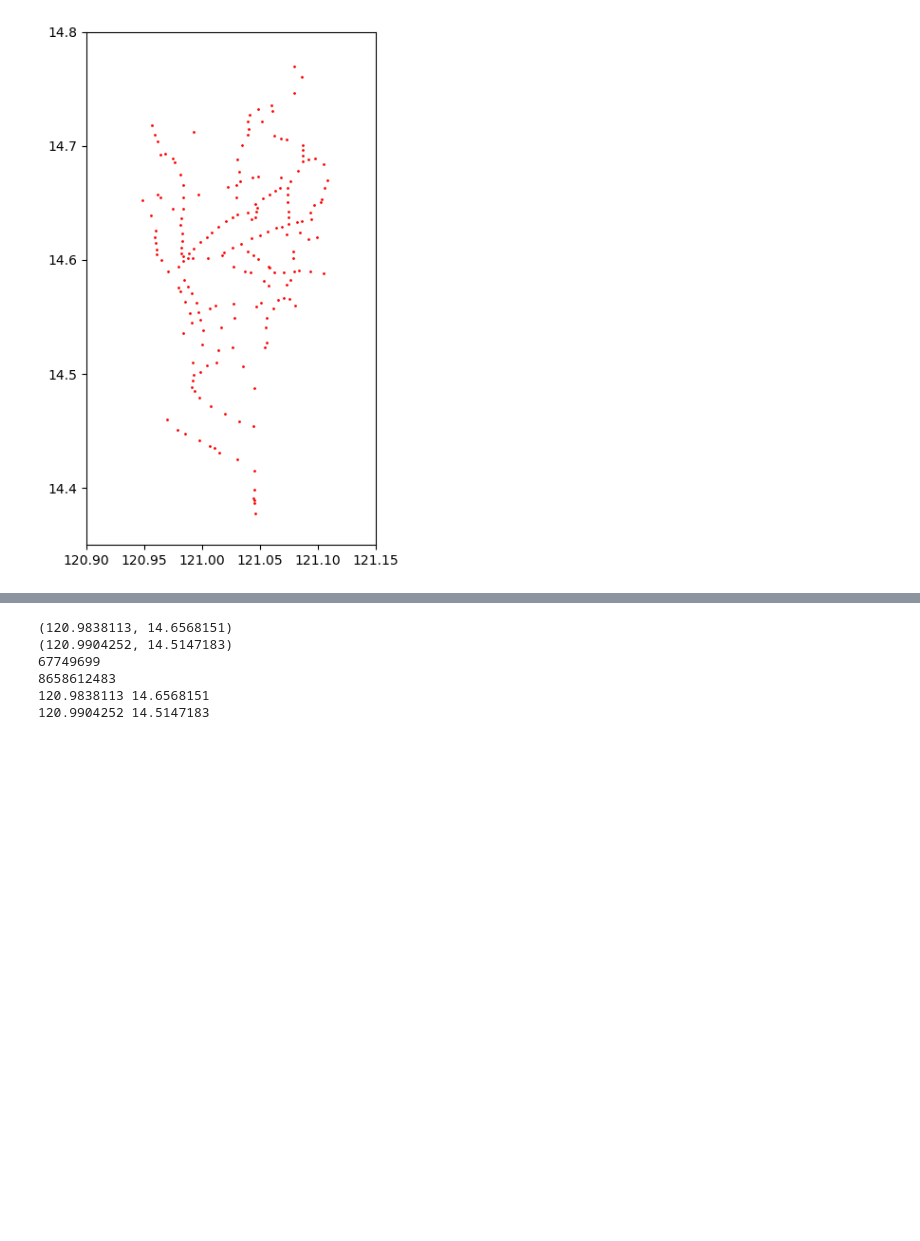
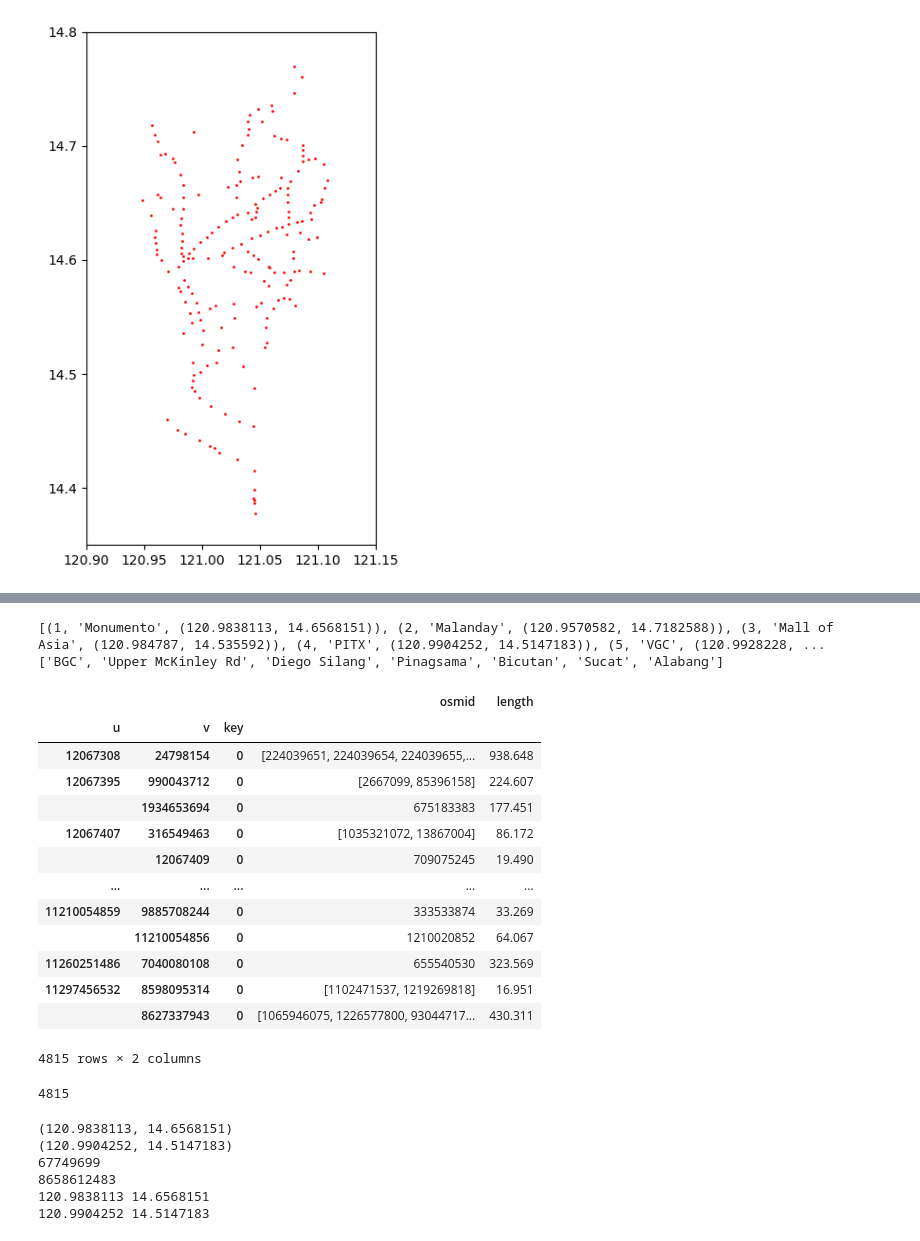
Before and after one commit to msescordial/rnga, a Jupyter notebook: Testing2.ipynb, the cells around one changed output, grey strips where cells are left out. Cells and saved outputs as stored; diff of their text form; code cells hidden in the pictures; blank space fills up the shorter version.

```diff
--- a/Testing2.ipynb
+++ b/Testing2.ipynb
@@ -146,0 +152,42 @@ print(new_coordinates_list[0])
+# %%
+# define the edge (or connectivity) between nodes
+# by using a connectivity matrix (1 if connected, 0 otherwise)
+
+# assign a number for each node
+node_numbers = list(zip(range(1,199),nodes_list,new_coordinates_list))
+print(node_numbers[0:5])
+
+def node_connectivity():
+    # define original routes
+    import openpyxl
+    wb = openpyxl.load_workbook('from_qgis.xlsx')
+    ws = wb['Final Nodes']
+
+    R1 = [ws.cell(row=i,column=3).value for i in range(2,11+1)]
+    R2 = ['Monumento'] + [ws.cell(row=i,column=3).value for i in range(12,31+1)]
+    R3 = ['Monumento'] + [ws.cell(row=i,column=3).value for i in range(32,33+1)]
+    R4 = [ws.cell(row=i,column=3).value for i in range(34,46+1)]
+    R5 = [ws.cell(row=i,column=3).value for i in range(47,70+1)]
+    R6 = ['Quezon Ave'] + [ws.cell(row=i,column=3).value for i in range(71,88+1)]
+    R7 = R5[0:12+1] + [ws.cell(row=i,column=3).value for i in range(89,91+1)]
+    R8 = [ws.cell(row=i,column=3).value for i in range(92,105+1)]
+    R9 = R8[0:5] + [ws.cell(row=i,column=3).value for i in range(106,108+1)]
+    R10 = ['Cubao'] + [ws.cell(row=i,column=3).value for i in range(109,118+1)]
+    R11 = ['Gilmore'] + [ws.cell(row=i,column=3).value for i in range(119,129+1)]
+    R12 = [ws.cell(row=i,column=3).value for i in range(130,137+1)]
+    R13 = ['Buendia'] + [ws.cell(row=i,column=3).value for i in range(138,144+1)]
+    R14 = ['Ayala', 'Chino Roces', 'Osmena Highway'] + [ws.cell(row=i,column=3).value for i in range(146,149+1)]
+    R15 = R14 + [ws.cell(row=i,column=3).value for i in range(150,154+1)]
+    R16 = R14[0:4] + [ws.cell(row=i,column=3).value for i in range(155,156+1)]
+    R17 = ['Monumento, 5th Ave'] + [ws.cell(row=i,column=3).value for i in range(157,161+1)] + ['D. Jose'] + R6[11:18+1]
+    R18 = ['PITX'] + [ws.cell(row=i,column=3).value for i in range(162,165+1)] + ['Taft', 'Mall of Asia']
+    R19 = R4[0:4] + [ws.cell(row=i,column=3).value for i in range(166,179+1)] + ['BGC']
+    R23 = ['PITX'] + [ws.cell(row=i,column=3).value for i in range(180,187+1)] + ['Sucat']
+    R24 = ['PITX'] + [ws.cell(row=i,column=3).value for i in range(188,196+1)] + ['Alabang']
+    R25 = ['BGC'] + [ws.cell(row=i,column=3).value for i in range(197,199+1)] + ['Bicutan', 'Sucat', 'Alabang']
+    print(R25)
+
+node_connectivity()
+# %% [output]
+[(1, 'Monumento', (120.9838113, 14.6568151)), (2, 'Malanday', (120.9570582, 14.7182588)), (3, 'Mall of Asia', (120.984787, 14.535592)), (4, 'PITX', (120.9904252, 14.5147183)), (5, 'VGC', (120.9928228, ...
+['BGC', 'Upper McKinley Rd', 'Diego Silang', 'Pinagsama', 'Bicutan', 'Sucat', 'Alabang']
@@ -147,3 +196,32 @@ print(new_coordinates_list[0])
+# %%
+# impute missing edge speeds and calculate edge travel times with the speed module
+G = ox.speed.add_edge_speeds(G)
+G = ox.speed.add_edge_travel_times(G)
+
+# get the time matrix
+# %%
+edges = ox.graph_to_gdfs(G, nodes=False, edges=True)
+edges_series = edges['length'] #gives you a pandas series with edge lengths
+edges[['osmid','length']] #gives you a pandas dataframe with osmids of edges and their corresponding lengths
+# %% [output]
+|  |  |  | osmid | length |
+| u | v | key |  |  |
+| 12067308 | 24798154 | 0 | [224039651, 224039654, 224039655,... | 938.648 |
+| 12067395 | 990043712 | 0 | [2667099, 85396158] | 224.607 |
+|  | 1934653694 | 0 | 675183383 | 177.451 |
+| 12067407 | 316549463 | 0 | [1035321072, 13867004] | 86.172 |
+|  | 12067409 | 0 | 709075245 | 19.490 |
+| ... | ... | ... | ... | ... |
+| 11210054859 | 9885708244 | 0 | 333533874 | 33.269 |
+|  | 11210054856 | 0 | 1210020852 | 64.067 |
+| 11260251486 | 7040080108 | 0 | 655540530 | 323.569 |
+| 11297456532 | 8598095314 | 0 | [1102471537, 1219269818] | 16.951 |
+|  | 8627337943 | 0 | [1065946075, 1226577800, 93044717... | 430.311 |
+4815 rows × 2 columns
+# %%
+len(edges)
+# %% [output]
+4815
 # %%
 # impute missing edge speeds and calculate edge travel times with the speed module
 G = ox.speed.add_edge_speeds(G)
```
Also changed, not shown: parts of 6 cells of this notebook.
